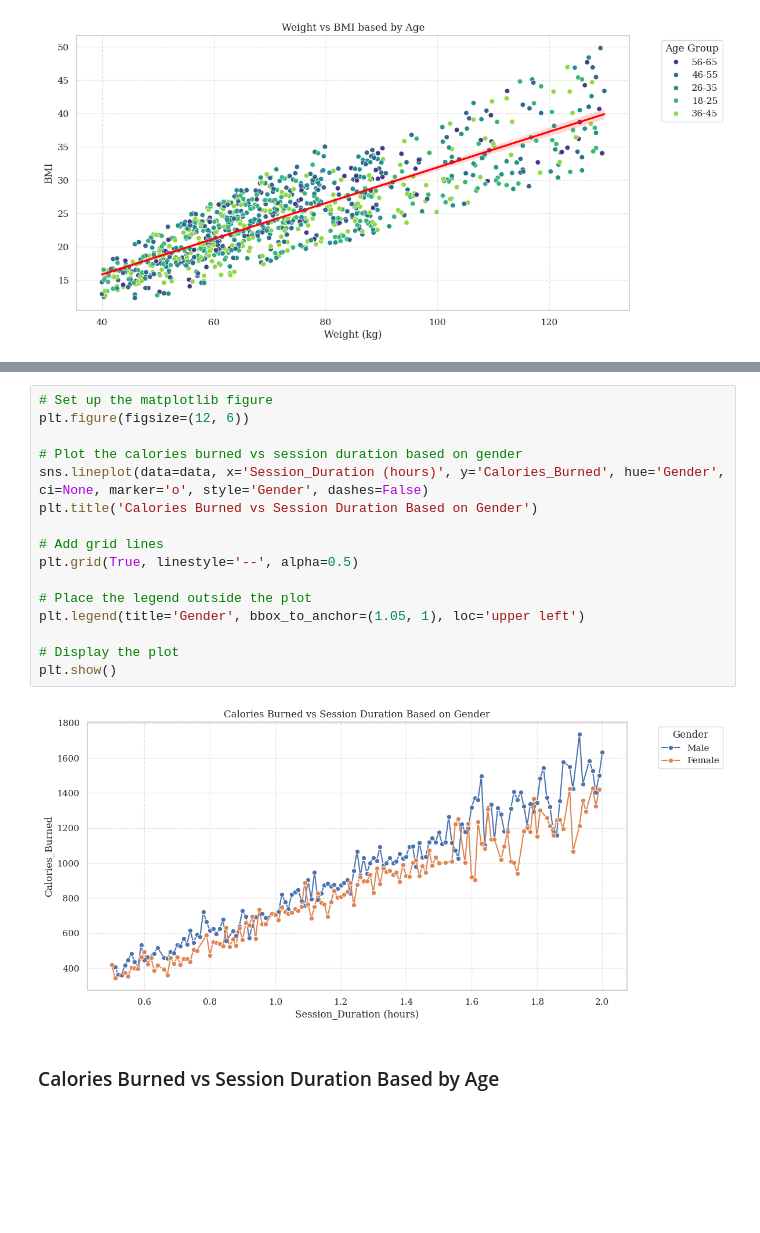
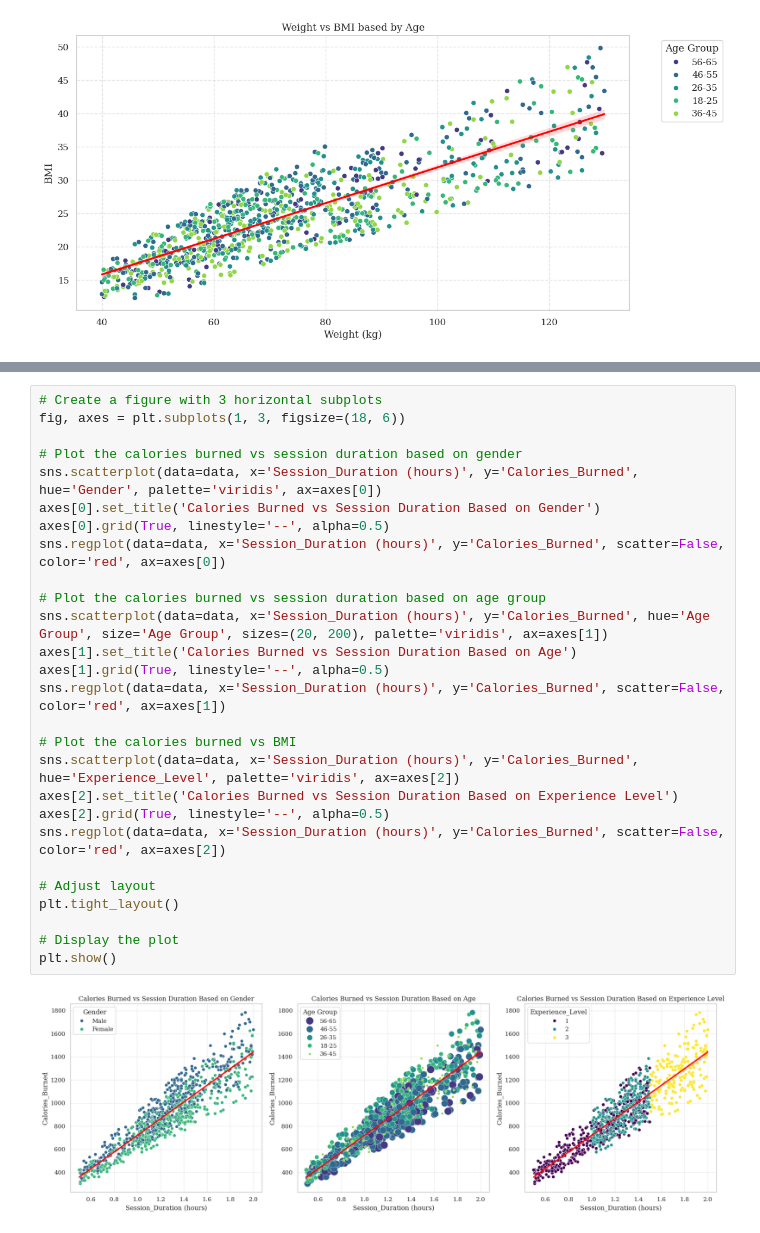
Before and after one commit to aelluminate-hive/gym-members-exercise-analysis, a Jupyter notebook: notebooks/report.ipynb, the cells around one changed output, grey strips where cells are left out. Drawn from its saved outputs; the diff is of its cells as text; blank space fills up the shorter version.

```diff
--- a/notebooks/report.ipynb
+++ b/notebooks/report.ipynb
@@ -313,20 +324,29 @@ plt.show()
 # %%
-# Set up the matplotlib figure
-plt.figure(figsize=(12, 6))
+# Create a figure with 3 horizontal subplots
+fig, axes = plt.subplots(1, 3, figsize=(18, 6))
 
 # Plot the calories burned vs session duration based on gender
-sns.lineplot(data=data, x='Session_Duration (hours)', y='Calories_Burned', hue='Gender', ci=None, marker='o', style='Gender', dashes=False)
-plt.title('Calories Burned vs Session Duration Based on Gender')
+sns.scatterplot(data=data, x='Session_Duration (hours)', y='Calories_Burned', hue='Gender', palette='viridis', ax=axes[0])
+axes[0].set_title('Calories Burned vs Session Duration Based on Gender')
+axes[0].grid(True, linestyle='--', alpha=0.5)
+sns.regplot(data=data, x='Session_Duration (hours)', y='Calories_Burned', scatter=False, color='red', ax=axes[0])
 
-# Add grid lines
-plt.grid(True, linestyle='--', alpha=0.5)
+# Plot the calories burned vs session duration based on age group
+sns.scatterplot(data=data, x='Session_Duration (hours)', y='Calories_Burned', hue='Age Group', size='Age Group', sizes=(20, 200), palette='viridis', ax=axes[1])
+axes[1].set_title('Calories Burned vs Session Duration Based on Age')
+axes[1].grid(True, linestyle='--', alpha=0.5)
+sns.regplot(data=data, x='Session_Duration (hours)', y='Calories_Burned', scatter=False, color='red', ax=axes[1])
 
-# Place the legend outside the plot
-plt.legend(title='Gender', bbox_to_anchor=(1.05, 1), loc='upper left')
+# Plot the calories burned vs BMI
+sns.scatterplot(data=data, x='Session_Duration (hours)', y='Calories_Burned', hue='Experience_Level', palette='viridis', ax=axes[2])
+axes[2].set_title('Calories Burned vs Session Duration Based on Experience Level')
+axes[2].grid(True, linestyle='--', alpha=0.5)
+sns.regplot(data=data, x='Session_Duration (hours)', y='Calories_Burned', scatter=False, color='red', ax=axes[2])
+
+# Adjust layout
+plt.tight_layout()
 
 # Display the plot
 plt.show()
 # %% [output]
-[figure, old version]
+[figure, new version]
-# %% [markdown]
-### Calories Burned vs Session Duration Based by Age
```
Also changed, not shown: parts of 24 cells of this notebook.
